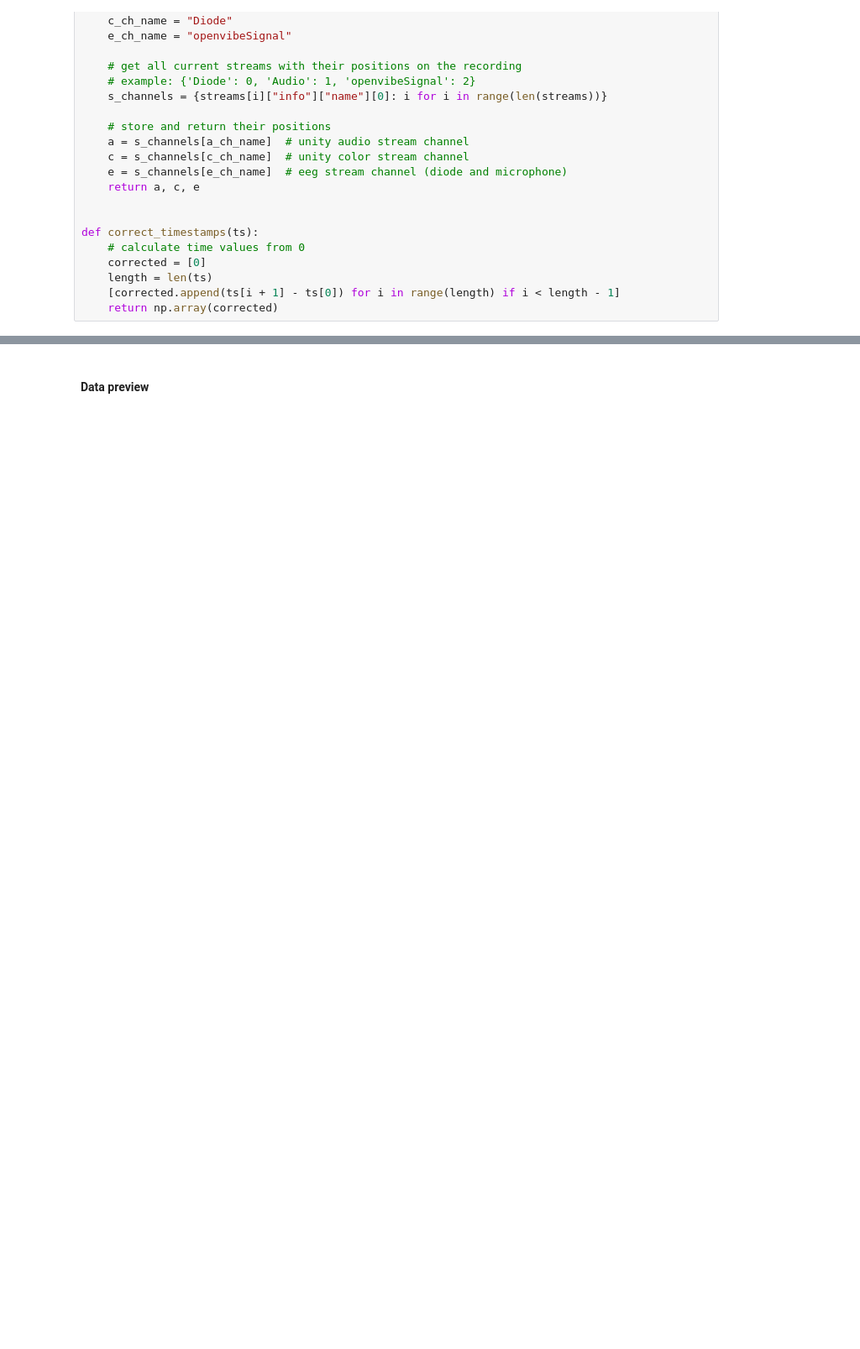
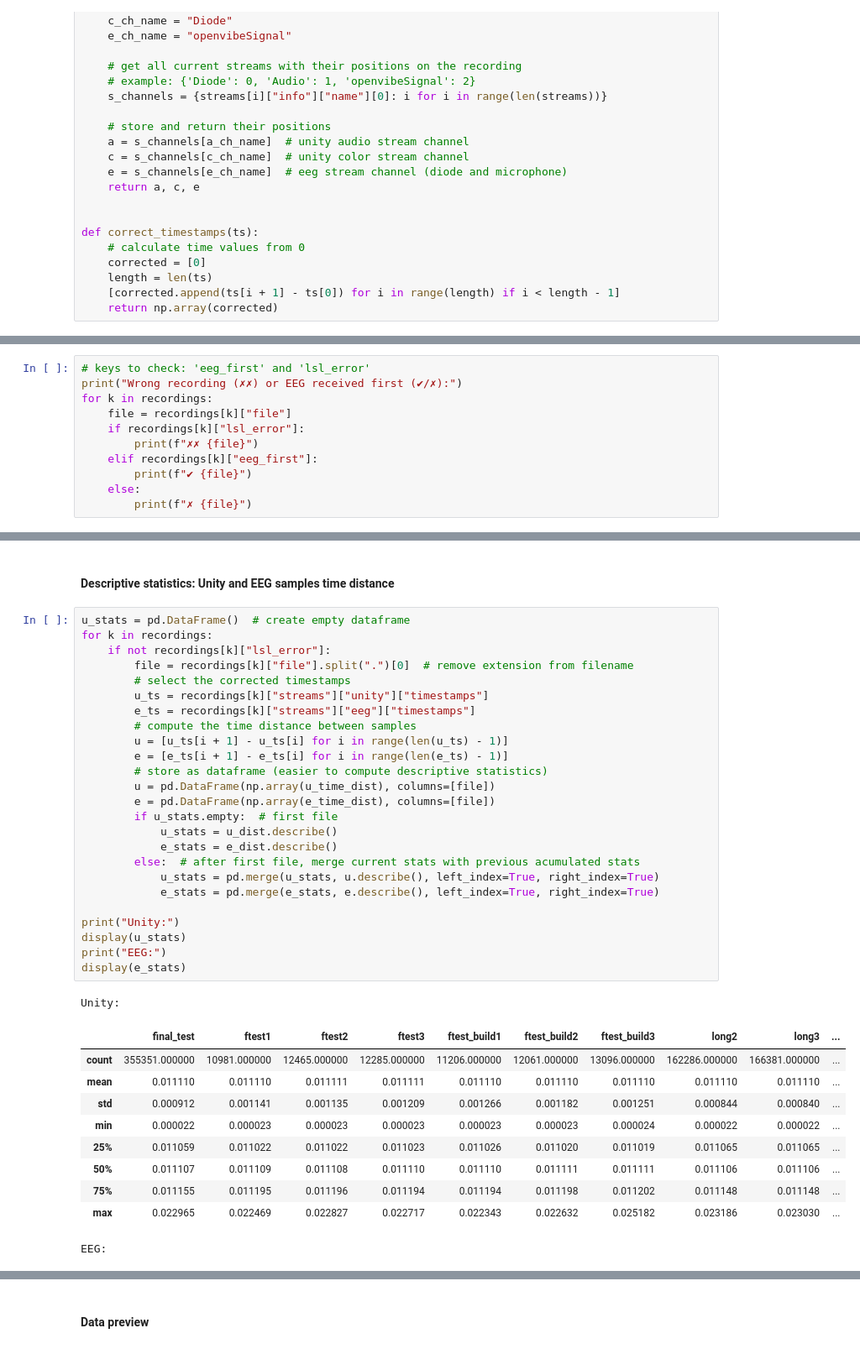
Before and after one commit to mvidaldp/lsl_latency_analysis, a Jupyter notebook: analysis.ipynb, the cells around one changed output, grey strips where cells are left out. Shown at 84% size. Drawn from its saved outputs; the diff is of its cells as text; blank space fills up the shorter version.

Commit message:
Add wrong/right recordings displaying and descriptive statistics groupped

```diff
--- a/analysis.ipynb
+++ b/analysis.ipynb
@@ -212,0 +258,11 @@ EEG received first (✔/✗):
+# %%
+# keys to check: 'eeg_first' and 'lsl_error'
+print("Wrong recording (✗✗) or EEG received first (✔/✗):")
+for k in recordings:
+    file = recordings[k]["file"]
+    if recordings[k]["lsl_error"]:
+        print(f"✗✗ {file}")
+    elif recordings[k]["eeg_first"]:
+        print(f"✔ {file}")
+    else:
+        print(f"✗ {file}")
@@ -212,0 +286,39 @@ EEG received first (✔/✗):
+# %% [markdown]
+#### __Descriptive statistics: Unity and EEG samples time distance__
+# %%
+u_stats = pd.DataFrame()  # create empty dataframe
+for k in recordings:
+    if not recordings[k]["lsl_error"]:
+        file = recordings[k]["file"].split(".")[0]  # remove extension from filename
+        # select the corrected timestamps
+        u_ts = recordings[k]["streams"]["unity"]["timestamps"]
+        e_ts = recordings[k]["streams"]["eeg"]["timestamps"]
+        # compute the time distance between samples
+        u = [u_ts[i + 1] - u_ts[i] for i in range(len(u_ts) - 1)]
+        e = [e_ts[i + 1] - e_ts[i] for i in range(len(e_ts) - 1)]
+        # store as dataframe (easier to compute descriptive statistics)
+        u = pd.DataFrame(np.array(u_time_dist), columns=[file])
+        e = pd.DataFrame(np.array(e_time_dist), columns=[file])
+        if u_stats.empty:  # first file
+            u_stats = u_dist.describe()
+            e_stats = e_dist.describe()
+        else:  # after first file, merge current stats with previous acumulated stats
+            u_stats = pd.merge(u_stats, u.describe(), left_index=True, right_index=True)
+            e_stats = pd.merge(e_stats, e.describe(), left_index=True, right_index=True)
+
+print("Unity:")
+display(u_stats)
+print("EEG:")
+display(e_stats)
+# %% [output]
+Unity:
+|  | final_test | ftest1 | ftest2 | ftest3 | ftest_build1 | ftest_build2 | ftest_build3 | long2 | long3 | ... |
+| count | 355351.000000 | 10981.000000 | 12465.000000 | 12285.000000 | 11206.000000 | 12061.000000 | 13096.000000 | 162286.000000 | 166381.000000 | ... |
+| mean | 0.011110 | 0.011110 | 0.011111 | 0.011111 | 0.011110 | 0.011110 | 0.011110 | 0.011110 | 0.011110 | ... |
+| std | 0.000912 | 0.001141 | 0.001135 | 0.001209 | 0.001266 | 0.001182 | 0.001251 | 0.000844 | 0.000840 | ... |
+| min | 0.000022 | 0.000023 | 0.000023 | 0.000023 | 0.000023 | 0.000023 | 0.000024 | 0.000022 | 0.000022 | ... |
+| 25% | 0.011059 | 0.011022 | 0.011022 | 0.011023 | 0.011026 | 0.011020 | 0.011019 | 0.011065 | 0.011065 | ... |
+| 50% | 0.011107 | 0.011109 | 0.011108 | 0.011110 | 0.011110 | 0.011111 | 0.011111 | 0.011106 | 0.011106 | ... |
+| 75% | 0.011155 | 0.011195 | 0.011196 | 0.011194 | 0.011194 | 0.011198 | 0.011202 | 0.011148 | 0.011148 | ... |
+| max | 0.022965 | 0.022469 | 0.022827 | 0.022717 | 0.022343 | 0.022632 | 0.025182 | 0.023186 | 0.023030 | ... |
+EEG:
```
Also changed, not shown: parts of 23 cells of this notebook.
